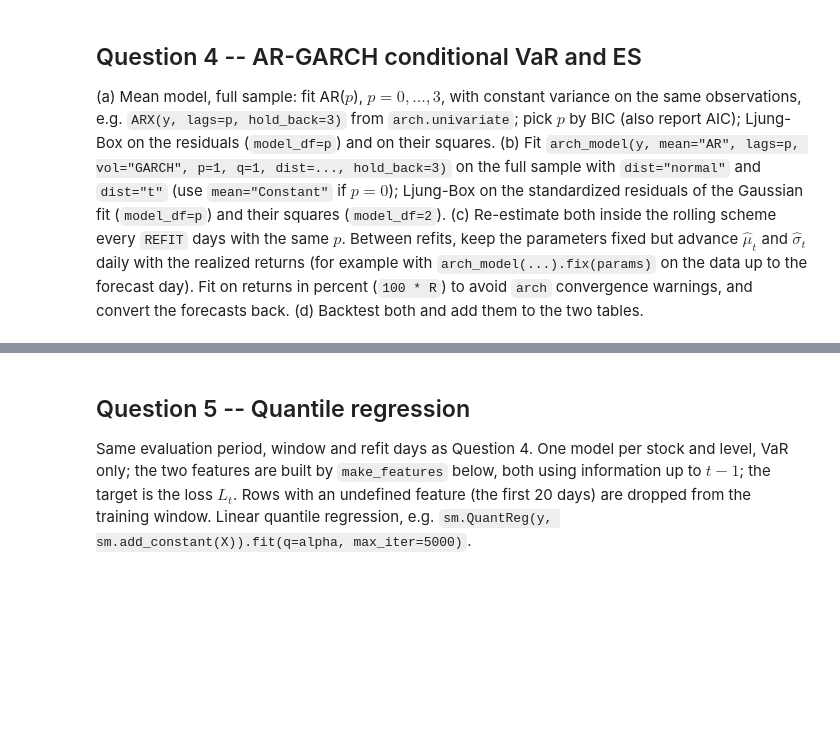
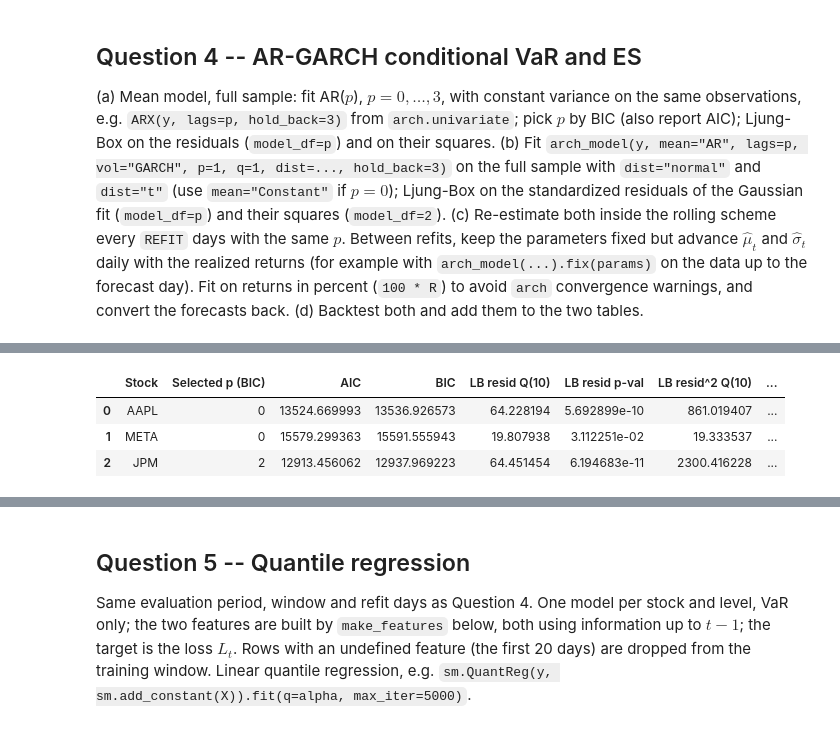
Before and after one commit to AaravKDesai/QRM_Project, a Jupyter notebook: Project_template.ipynb, the cells around one changed output, grey strips where cells are left out. Saved outputs shown, nothing was run; the diff lists cells and outputs as text; code cells hidden in the pictures; blank space fills up the shorter version.

```diff
--- a/Project_template.ipynb
+++ b/Project_template.ipynb
@@ -126,0 +250,64 @@ from arch import arch_model
+# %%
+# Question 4(a): Mean model, full sample AR(p) selection
+from arch.univariate import ARX
+from statsmodels.stats.diagnostic import acorr_ljungbox
+
+print("=" * 80)
+print("Question 4(a): AR(p) Mean Model on Full Sample")
+print("=" * 80)
+
+best_p = {}
+ar_results = {}
+ar_summary_rows = []
+
+for ticker in TICKERS:
+    # Fit on percent returns to avoid convergence issues
+    y = 100 * returns[ticker]
+    print(f"\n--- Stock: {ticker} ---")
+
+    aic_list = []
+    bic_list = []
+    p_models = []
+
+    for p in range(4):
+        lags = list(range(1, p + 1)) if p > 0 else None
+        # Hold back 3 observations so all models p=0..3 are estimated on the same sample
+        mod = ARX(y, lags=lags, hold_back=3)
+        res = mod.fit(disp="off")
+        aic_list.append(res.aic)
+        bic_list.append(res.bic)
+        p_models.append(res)
+        print(f"AR({p}): AIC = {res.aic:10.4f},  BIC = {res.bic:10.4f}")
+
+    opt_p = int(np.argmin(bic_list))
+    best_p[ticker] = opt_p
+    opt_res = p_models[opt_p]
+    ar_results[ticker] = opt_res
+    print(f"--> Selected p by BIC for {ticker}: p = {opt_p}")
+
+    # Ljung-Box test on residuals (model_df=p) and on squared residuals (model_df=0)
+    resid = opt_res.resid.dropna()
+    lb_resid = acorr_ljungbox(resid, lags=[LB_LAGS], model_df=opt_p)
+    lb_sq = acorr_ljungbox(resid**2, lags=[LB_LAGS], model_df=0)
+
+    stat_resid = lb_resid["lb_stat"].values[0]
+    pval_resid = lb_resid["lb_pvalue"].values[0]
+    stat_sq = lb_sq["lb_stat"].values[0]
+    pval_sq = lb_sq["lb_pvalue"].values[0]
+
+    print(f"Ljung-Box on residuals (model_df={opt_p}): Q({LB_LAGS}) = {stat_resid:.4f}, p-value = {pval_resid:.4e}")
+    print(f"Ljung-Box on squared residuals:          Q({LB_LAGS}) = {stat_sq:.4f}, p-value = {pval_sq:.4e}")
+
+    ar_summary_rows.append({
+        "Stock": ticker,
+        "Selected p (BIC)": opt_p,
+        "AIC": aic_list[opt_p],
+        "BIC": bic_list[opt_p],
+        f"LB resid Q({LB_LAGS})": stat_resid,
+        "LB resid p-val": pval_resid,
+        f"LB resid^2 Q({LB_LAGS})": stat_sq,
+        "LB resid^2 p-val": pval_sq,
+    })
+
+display(pd.DataFrame(ar_summary_rows))
+# %% [output]
@@ -126,0 +331,4 @@ from arch import arch_model
+|  | Stock | Selected p (BIC) | AIC | BIC | LB resid Q(10) | LB resid p-val | LB resid^2 Q(10) | ... |
+| 0 | AAPL | 0 | 13524.669993 | 13536.926573 | 64.228194 | 5.692899e-10 | 861.019407 | ... |
+| 1 | META | 0 | 15579.299363 | 15591.555943 | 19.807938 | 3.112251e-02 | 19.333537 | ... |
+| 2 | JPM | 2 | 12913.456062 | 12937.969223 | 64.451454 | 6.194683e-11 | 2300.416228 | ... |
```
Also changed, not shown: parts of 9 cells of this notebook.
